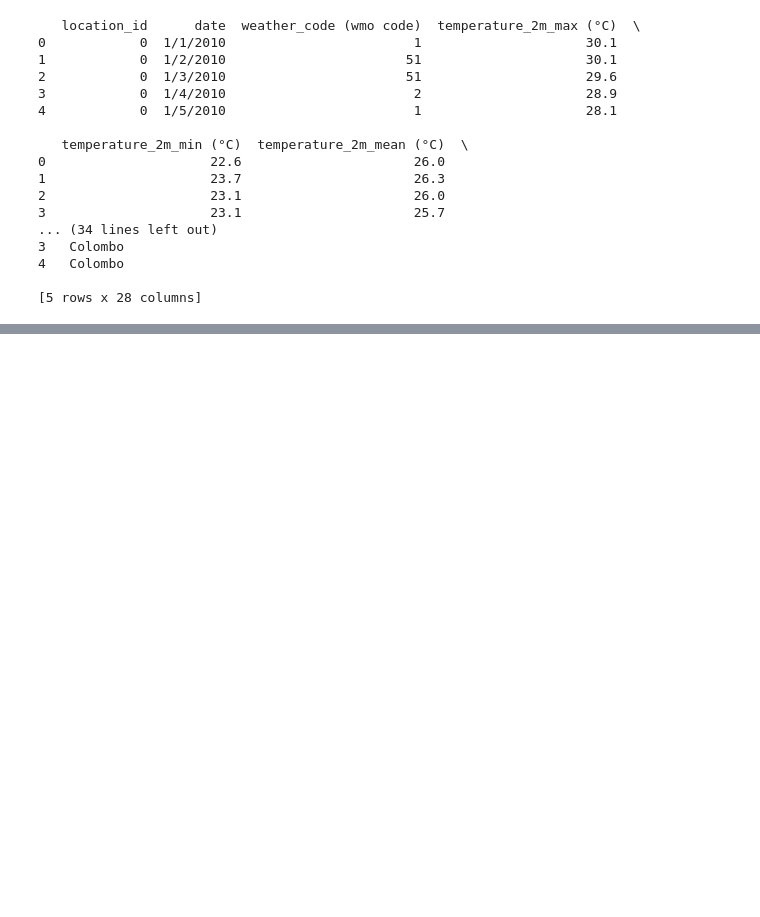
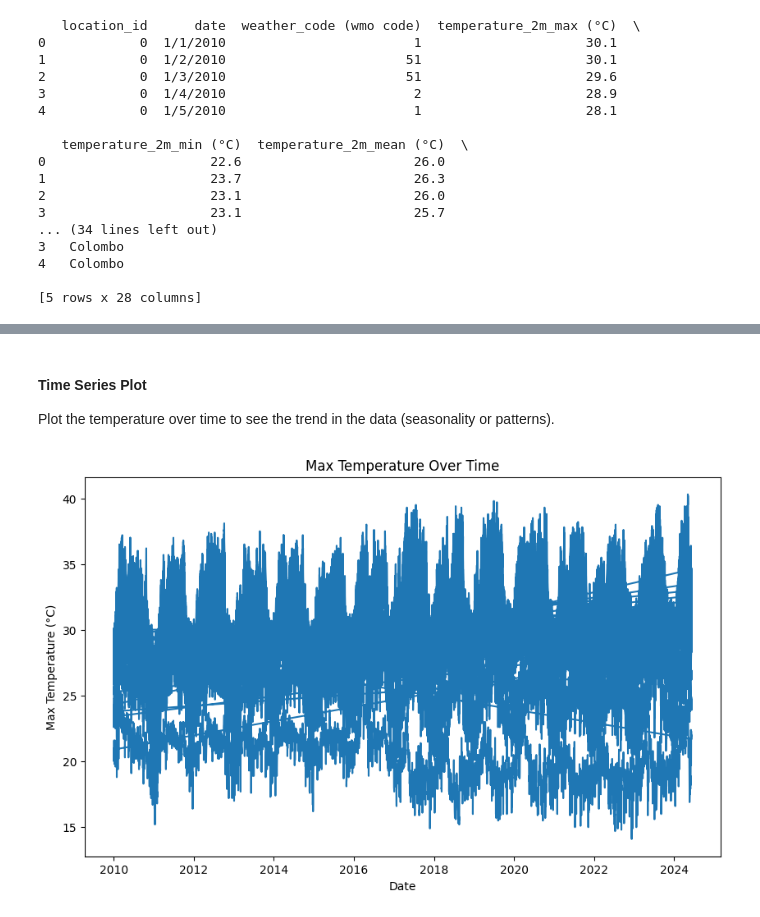
Before and after one commit to IT21271182/Deep-Learning-Project, a Jupyter notebook: IT21271182.ipynb, the cells around one changed output, grey strips where cells are left out. Drawn from its saved outputs; the diff is of its cells as text; code cells hidden in the pictures; blank space fills up the shorter version.

```diff
--- a/IT21271182.ipynb
+++ b/IT21271182.ipynb
@@ -91,0 +155,15 @@ weather_data['year'] = weather_data['date'].dt.year
+# %% [markdown]
+#### Time Series Plot
+
+Plot the temperature over time to see the trend in the data (seasonality or patterns).
+# %%
+#Create Time Series Plot
+merged_data['date'] = pd.to_datetime(merged_data['date'])
+plt.figure(figsize=(10,6))
+plt.plot(merged_data['date'], merged_data['temperature_2m_max (°C)'])
+plt.title('Max Temperature Over Time')
+plt.xlabel('Date')
+plt.ylabel('Max Temperature (°C)')
+plt.show()
+# %% [output]
+[figure, added]
```
Also changed, not shown: parts of 8 cells of this notebook.
